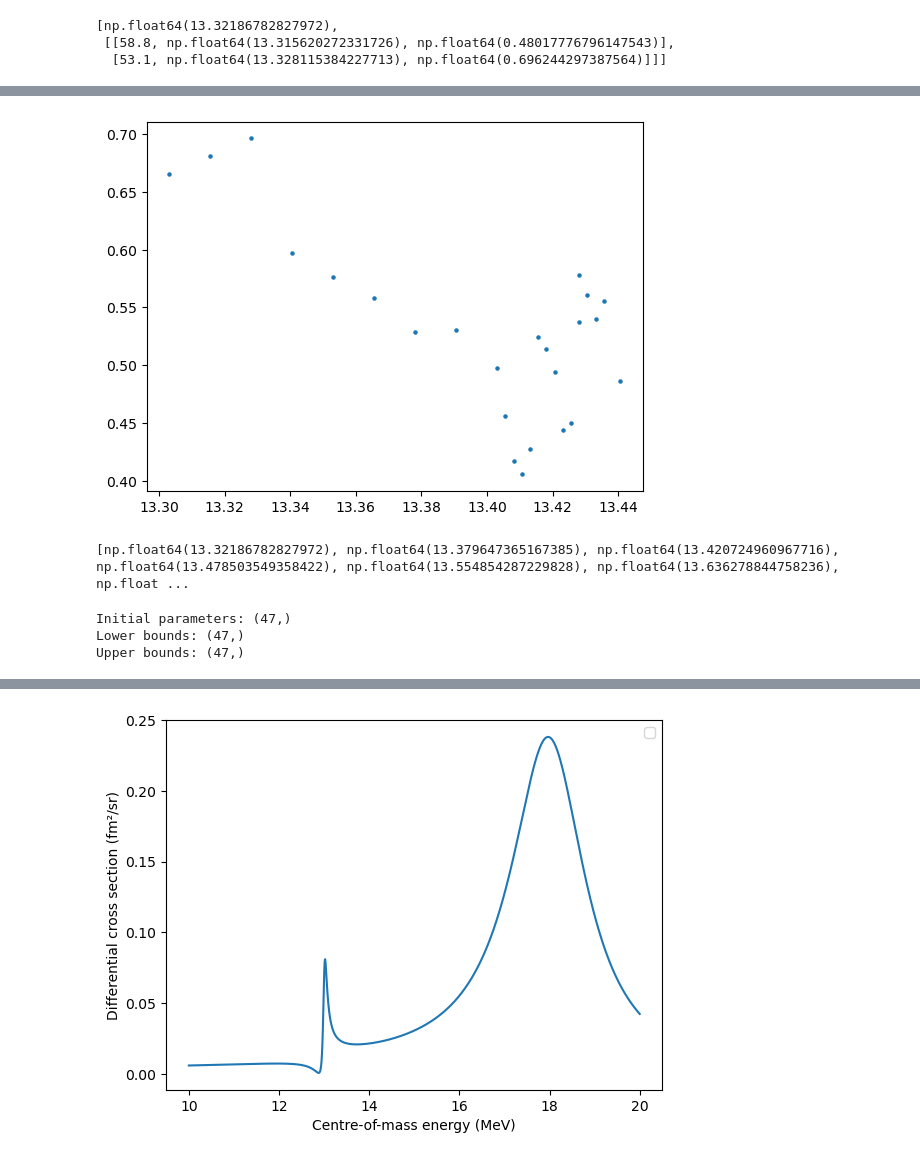
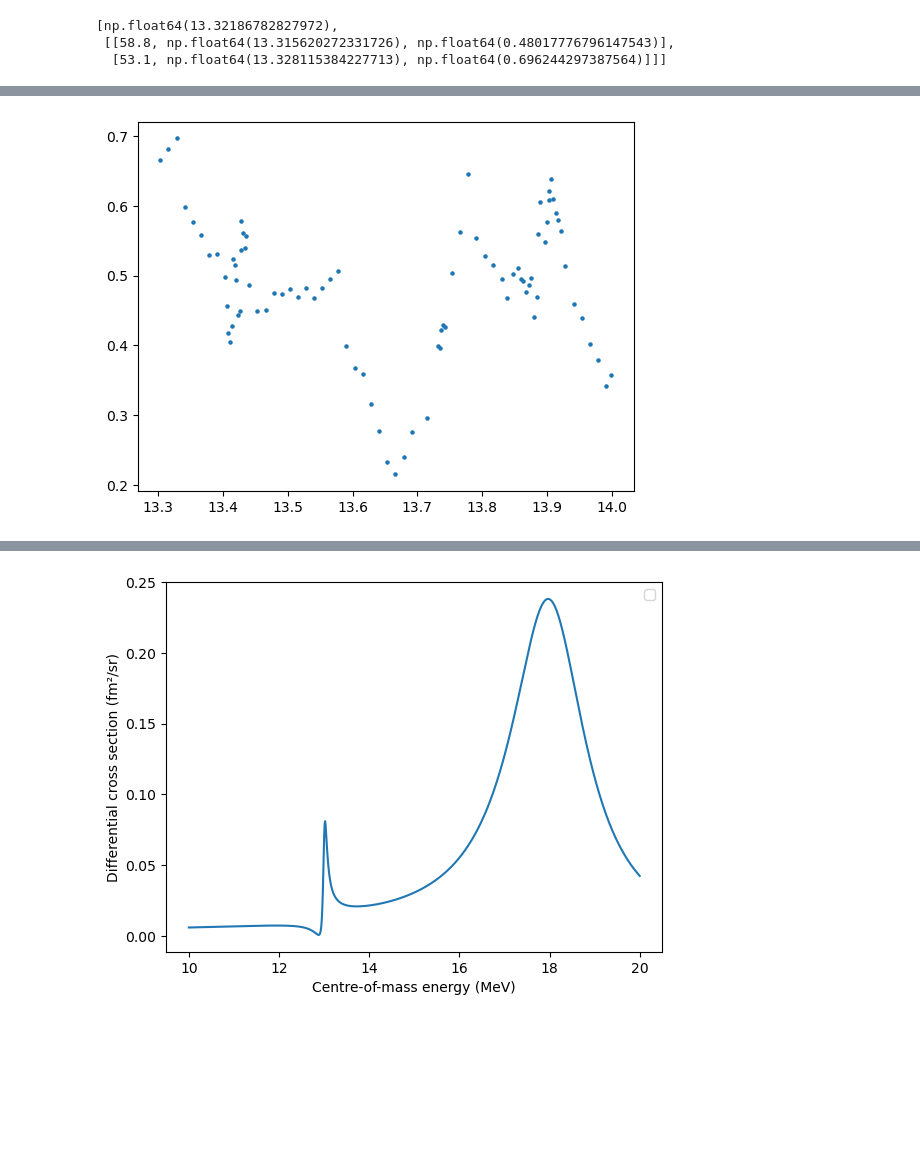
Before and after one commit to peytaguo/automated-resonance-analysis, a Jupyter notebook: resonance_fitting.ipynb, the cells around one changed output, grey strips where cells are left out. Drawn from its saved outputs; the diff is of its cells as text; code cells hidden in the pictures; blank space fills up the shorter version.

```diff
--- a/resonance_fitting.ipynb
+++ b/resonance_fitting.ipynb
@@ -66,37 +87,23 @@ cluster_widths = functions.get_cluster_widths(clusters_dp_chosen)
 # %%
 angles = list(all_cs.keys())
 
 #all_cs[angles[0]].keys() -> 'ke', 'sigma', 'dsigma'
 
 sigma_531 = all_cs[angles[0]]['sigma']
 ke_531 = all_cs[angles[0]]['ke']
 
-E_min, E_max = 13, 13.45
+E_min, E_max = 13, 14
 
 mask = (ke_531 >= E_min) & (ke_531 <= E_max)
 
 E_window = ke_531[mask]
 sigma_window = sigma_531[mask]
 
 plt.scatter(
     E_window,
     sigma_window,
     s=5
 )
 plt.show()
 # %% [output]
-[figure, old version]
+[figure, new version]
-# %%
-cluster_energies = [cluster[0] for cluster in clusters_dp_chosen]
-cluster_widths = functions.get_cluster_widths(clusters_dp_chosen)
-
-initial_parameters = scattering_model.get_initial_parameters(
-    cluster_energies,
-    cluster_widths,
-    E_min,
-    E_max
-)
-
-print(cluster_energies)
-# %% [output]
-[np.float64(13.32186782827972), np.float64(13.379647365167385), np.float64(13.420724960967716), np.float64(13.478503549358422), np.float64(13.554854287229828), np.float64(13.636278844758236), np.float ...
@@ -122,8 +109,0 @@ initial_res = scattering_model.get_residual(intial_parameters, angular_momenta,
-# %%
-print("Initial parameters:", np.shape(intial_parameters))
-print("Lower bounds:", np.shape(lower_bound))
-print("Upper bounds:", np.shape(upper_bound))
-# %% [output]
-Initial parameters: (47,)
-Lower bounds: (47,)
-Upper bounds: (47,)
```
Also changed, not shown: parts of 15 cells of this notebook, 3 other files.
